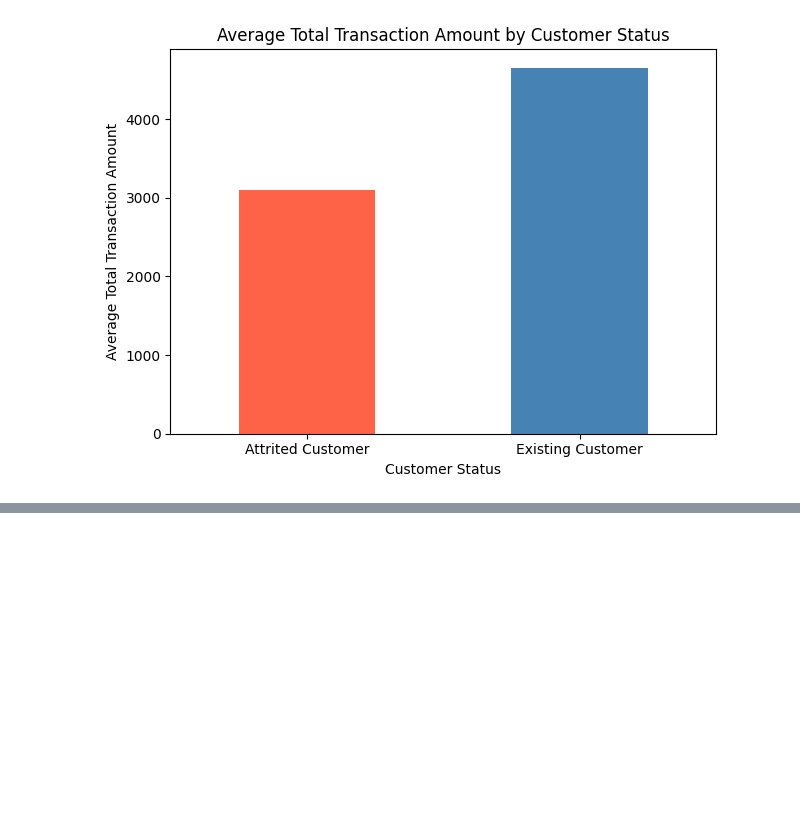
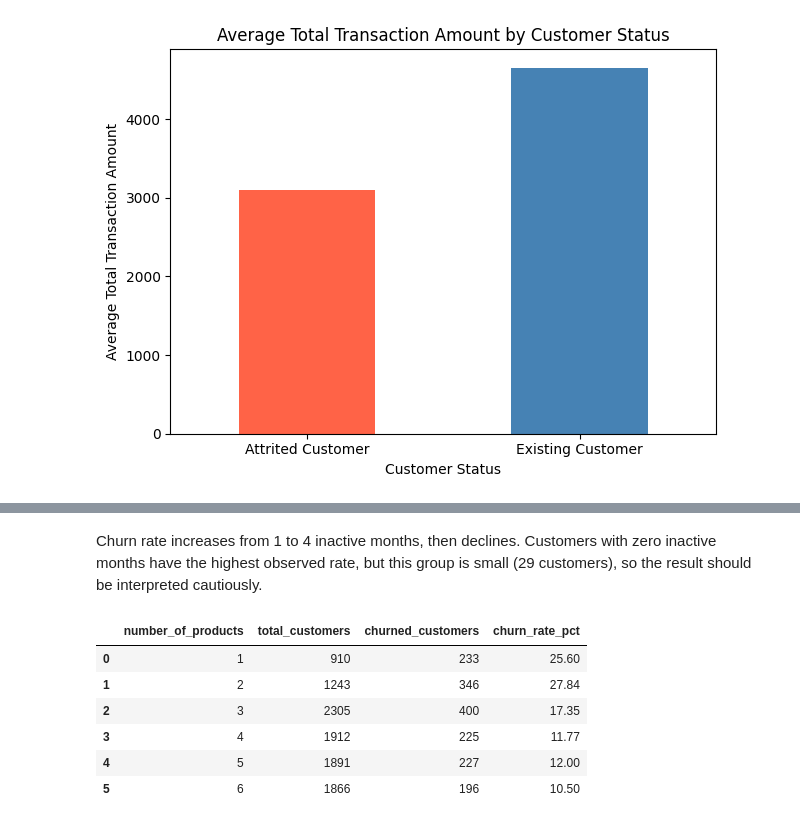
Before and after one commit to mehakgupta0406/credit-card-customer-churn, a Jupyter notebook: 01_data_analysis.ipynb, the cells around one changed output, grey strips where cells are left out. Saved outputs shown, nothing was run; the diff lists cells and outputs as text; code cells hidden in the pictures; blank space fills up the shorter version.

```diff
--- a/01_data_analysis.ipynb
+++ b/01_data_analysis.ipynb
@@ -175,0 +230,23 @@ plt.show()
+# %% [markdown]
+Churn rate increases from 1 to 4 inactive months, then declines. Customers with zero inactive months have the highest observed rate, but this group is small (29 customers), so the result should be interpreted cautiously.
+# %%
+query = """
+SELECT
+    Total_Relationship_Count AS number_of_products,
+    COUNT(*) AS total_customers,
+    SUM(Churn) AS churned_customers,
+    ROUND(100.0 * AVG(Churn), 2) AS churn_rate_pct
+FROM customers
+GROUP BY Total_Relationship_Count
+ORDER BY number_of_products;
+"""
+
+pd.read_sql_query(query, conn)
+# %% [output]
+|  | number_of_products | total_customers | churned_customers | churn_rate_pct |
+| 0 | 1 | 910 | 233 | 25.60 |
+| 1 | 2 | 1243 | 346 | 27.84 |
+| 2 | 3 | 2305 | 400 | 17.35 |
+| 3 | 4 | 1912 | 225 | 11.77 |
+| 4 | 5 | 1891 | 227 | 12.00 |
+| 5 | 6 | 1866 | 196 | 10.50 |
```
Also changed, not shown: parts of 3 cells of this notebook.
